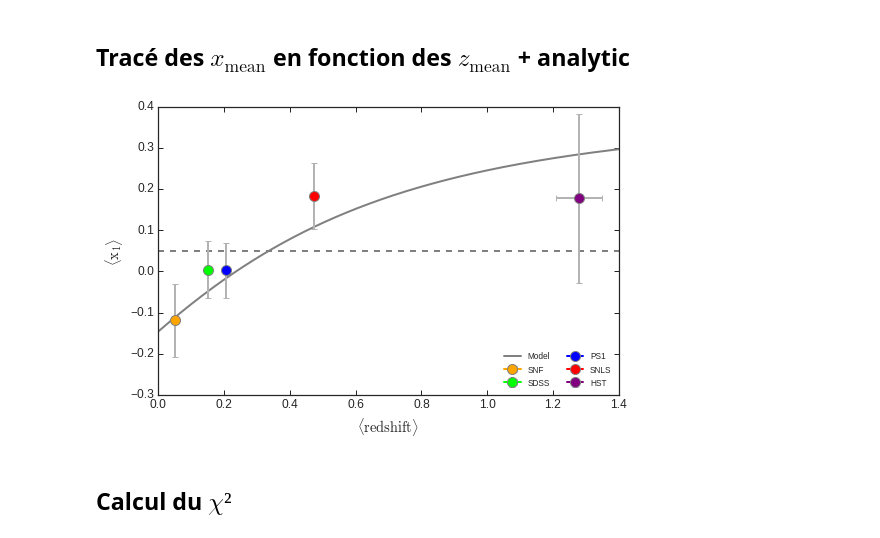
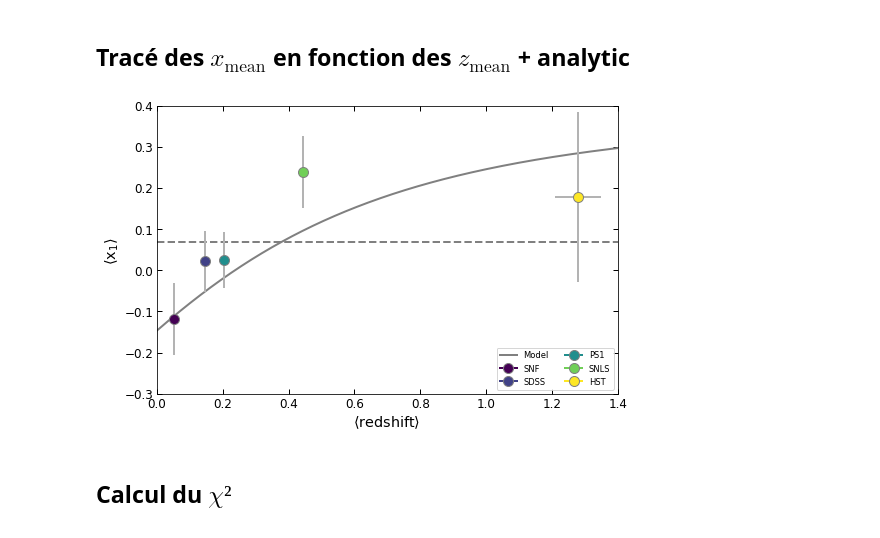
Before and after one commit to Nora-n/variaIa, a Jupyter notebook: notebooks/plots_evolsnf.ipynb, the cells around one changed output. Saved outputs shown, nothing was run; the diff lists cells and outputs as text; code cells hidden in the pictures.

Commit message:
Plot normal cuts. Need to add conservative ones.

```diff
--- a/notebooks/plots_evolsnf.ipynb
+++ b/notebooks/plots_evolsnf.ipynb
@@ -39,11 +38,18 @@ with open('../Data/zmax_result', 'rb') as f:
 z_max['SNF'] = [10, 10, 10]
 z_max['HST'] = [10, 10, 10]
 
-colors = {'SNF': 'orange',
-          'SDSS': 'lime',
-          'PS1': 'blue',
-          'SNLS': 'red',
-          'HST': 'purple'}
+with open('../Data/zmax_mlim', 'rb') as f:
+    z_max = pickle.load(f)
+
+z_max['SNF'] = [10, 10]
+z_max['HST'] = [10, 10]
+
+dgmap = plt.cm.get_cmap('viridis')
+colors = {'SNF': dgmap(0),
+          'SDSS': dgmap(50),
+          'PS1': dgmap(125),
+          'SNLS': dgmap(200),
+          'HST': dgmap(300)}
 
 zmax_cuts = dict()
 z_zcuts = dict()
@@ -124,7 +113,7 @@ low_x1 = np.asarray([len(x_[x_<-.5])/len(x_) for x_ in x1_z])
 # %% [markdown]
 ## Définition loi analytique
 # %%
-def d(z):
+def delta(z):
     return stretchevol.MockEvol().delta(z)
 
 with open('../Data/SNF_results', 'rb') as f:
@@ -132,9 +121,9 @@ with open('../Data/SNF_results', 'rb') as f:
 
 def age_law_snf(z):
     """Analytical law with snf results"""
-    return (d(z)*res_SNF['mu_1'] +
-        (1-d(z))*(res_SNF['a']*res_SNF['mu_1']
-              (1-res_SNF['a'])*res_SNF['mu_2']))
+    return (delta(z)*res_SNF['mu_1'] +
+        (1-delta(z))*(res_SNF['a']*res_SNF['mu_1']
+                      + (1-res_SNF['a'])*res_SNF['mu_2']))
 # %% [markdown]
 ## Tracé des $x_{\text{mean}}$ en fonction des $z_{\text{mean}}$ + analytic
 # %%
@@ -144,35 +133,38 @@ ax = fig.add_axes([0.1, 0.12, 0.8, 0.8])
 
 prop = dict(marker="o", ms=10, ecolor="0.7", lw=2, mew=1, mec="0.5", zorder=5)
 
 for survey in surveys:
     ax.errorbar(z_mean[survey], x1_mean[survey],
                 xerr = z_std[survey]/np.sqrt(len(z_zcuts[survey])),
                 yerr = x1_std[survey]/np.sqrt(len(x1_zcuts[survey])),
                 color = colors[survey], label = survey, **prop)
 
 #ax.plot(zz, np.mean(x1_z, axis=1), color="0.7", zorder=2, label="BiGaussianModel")
 ax.axhline(np.mean(list(x1_mean.values())), lw=2, ls="--", color="0.5")
 
 zz = np.linspace(0,1.4,1000)
 
 ax.plot(zz, age_law_snf(zz),
         color="0.5", lw=2, label='Model')
 
 ax.tick_params(direction = 'in',
                length = 5, width = 1,
                labelsize = 12,
                top = True, right = True)
 
+ax.set_xlim(0, 1.4)
+ax.set_ylim(-0.3, 0.4)
+
 ax.set_xlabel(r"$\langle\mathrm{redshift} \rangle$ ", fontsize="x-large")
 ax.set_ylabel(r"$\langle\mathrm{x}_1 \rangle$ ", fontsize="x-large")
 
 
 ax.legend(loc="lower right", ncol=2, fontsize="small")
 
 fig=plt.gcf()
-#fig.savefig('/home/nora/Documents/Thèse/Images/stretchevol_nomodel.pdf')
+fig.savefig('../../../Images/stretchevol_model_maglim-cuts.pdf')
 # %% [output]
-[figure, old version]
+[figure, new version]
 # %% [markdown]
 ## Calcul du $\chi²$
 # %%
```
Also changed, not shown: parts of 5 cells of this notebook, 1 other file.
